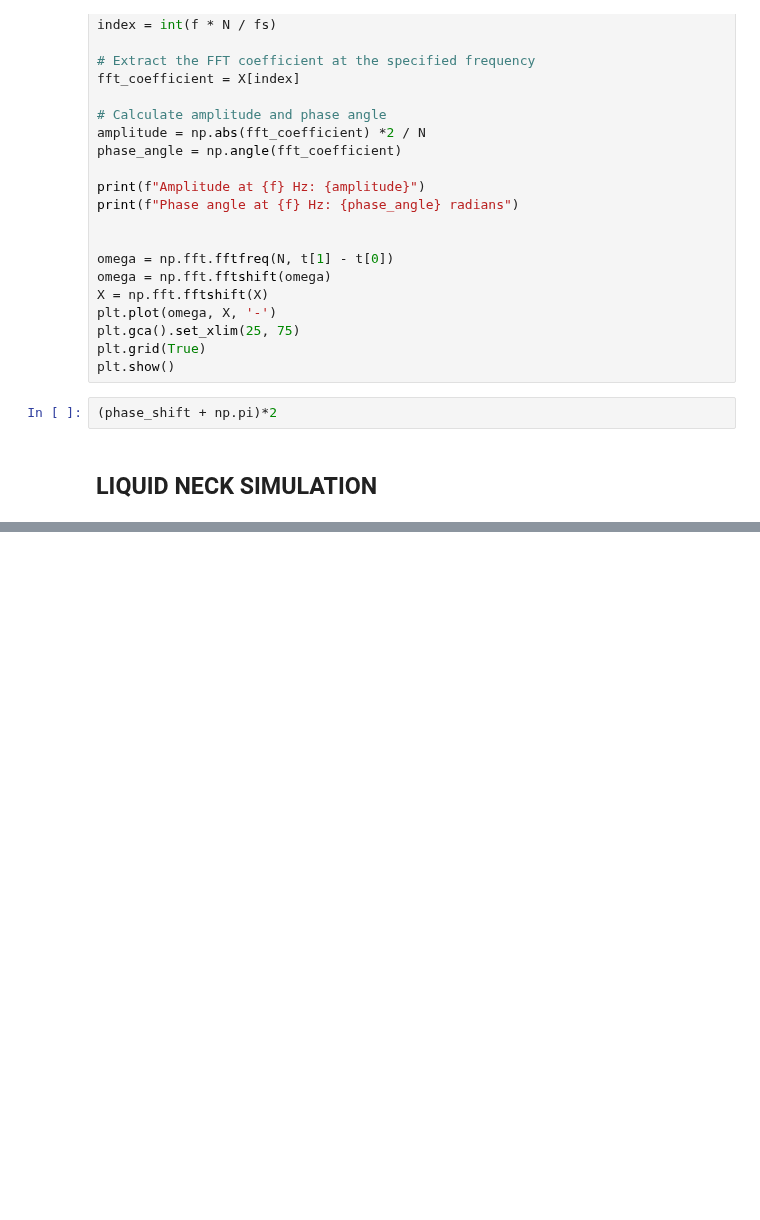
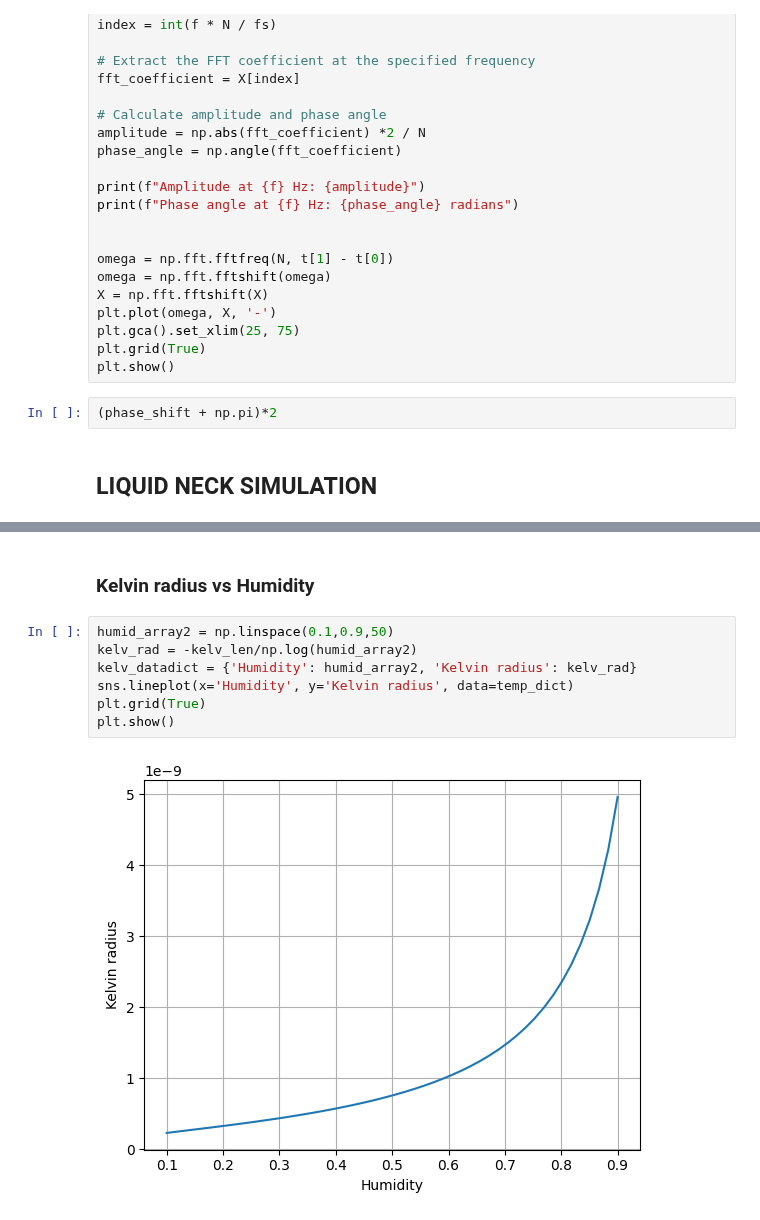
Before and after one commit to PranavSudersan/AFM-Dashboard, a Jupyter notebook: AFM Dashboard.ipynb, the cells around one changed output, grey strips where cells are left out. Cells and saved outputs as stored; diff of their text form; blank space fills up the shorter version.

```diff
--- a/AFM Dashboard.ipynb
+++ b/AFM Dashboard.ipynb
@@ -7845,0 +8222,11 @@ np.exp(1)
+# %% [markdown]
+### Kelvin radius vs Humidity
+# %%
+humid_array2 = np.linspace(0.1,0.9,50)
+kelv_rad = -kelv_len/np.log(humid_array2)
+kelv_datadict = {'Humidity': humid_array2, 'Kelvin radius': kelv_rad}
+sns.lineplot(x='Humidity', y='Kelvin radius', data=temp_dict)
+plt.grid(True)
+plt.show()
+# %% [output]
+[figure, added]
```
Also changed, not shown: parts of 10 cells of this notebook.
